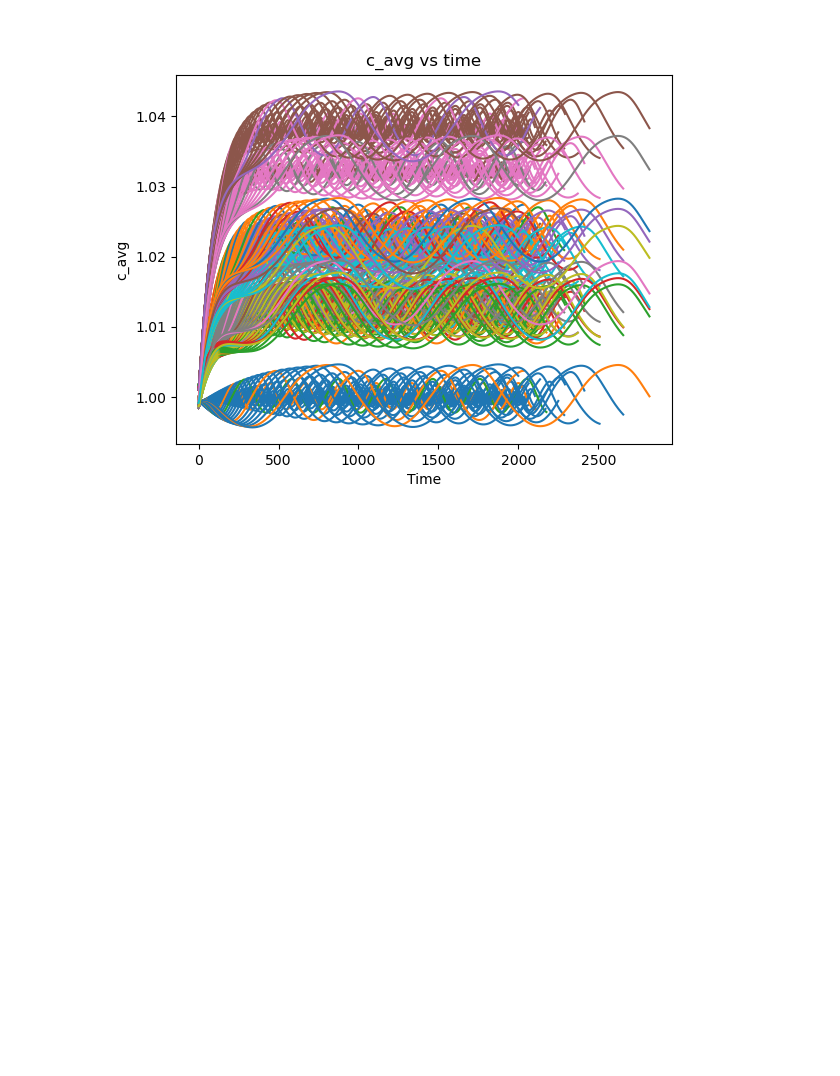
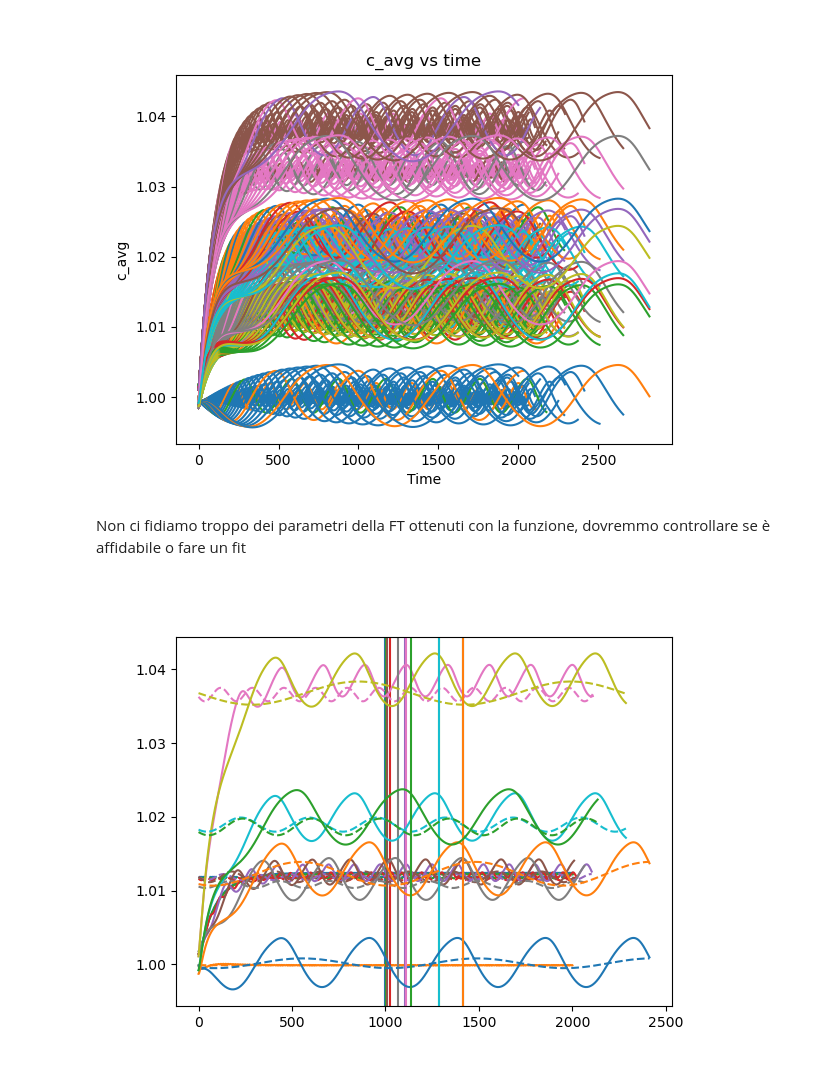
Before and after one commit to giusSacco/ADR, a Jupyter notebook: Response_vs_seed.ipynb, the cells around one changed output. Cells and saved outputs as stored; diff of their text form; code cells hidden in the pictures; blank space fills up the shorter version.

Commit message:
Sinusoidal fit

```diff
--- a/Response_vs_seed.ipynb
+++ b/Response_vs_seed.ipynb
@@ -41,15 +41,17 @@ do_simulations = False
 if do_simulations:  # Avoid running simulations if not needed
     ADR_parameter_span(ADR_params_dict)
 # %%
-def get_oscillation_amplitude(c):
-
+def get_oscillation_amplitude(c, N_t_stationary = 0):
+    # Consider data only after N_t_stationary, get it from sqlite
+    c = c[N_t_stationary:]
     _fft = np.fft.fft(c)
 
     amplitude = np.abs(np.max(_fft[1:]))
     mean = np.mean(c)
     phase  = np.angle(_fft[np.argmax(np.abs(_fft[1:]))])
+    frequency = 2*np.pi*np.argmax(np.abs(_fft[1:])) / len(c)
 
-    return mean, amplitude, phase
+    return mean, amplitude, phase, frequency
 # %%
 dataset = []
 N_t_stationary = []; c_avg = []; data_periods = []
@@ -63,7 +65,7 @@ for period in periods:
             N_t_stationary.append(r[0])
             c_avg.append(str(r[1]))
             data_periods.append(period)
-            m, a, p = get_oscillation_amplitude(r[1][r[0]:])
+            m, a, p, _ = get_oscillation_amplitude(r[1][r[0]:])
             mean.append(m)
             amplitude.append(a)
             phase.append(p)
@@ -113,3 +115,38 @@ plt.title('c_avg vs time')
 # %% [output]
 Text(0.5, 1.0, 'c_avg vs time')
 [figure]
+# %% [markdown]
+Non ci fidiamo troppo dei parametri della FT ottenuti con la funzione, dovremmo controllare se è affidabile o fare un fit
+# %%
+# Function that fits a sinusoidal function to the data and returns the parameters
+from scipy.optimize import curve_fit
+def sin_func(x, A, omega, phi, B):
+    return A * np.sin(omega * x + phi) + B
+
+def fit_sin(x, y, N_t_stationary):
+    # Takes initial parameters from get_oscilation_amplitude
+    mean, amplitude, phase, freq = get_oscillation_amplitude(y[N_t_stationary:])
+    p0 = [amplitude, freq, phase, mean]
+    # Boundaries for the parameters
+    bounds = ([0, 0, -np.pi, -np.inf], [np.inf, np.inf, np.pi, np.inf])
+    popt, _ = curve_fit(sin_func, x, y, p0=p0, bounds=bounds)
+    A, omega, phi, B = popt
+    return A, omega, phi, B
+# %%
+# Let's plot some c_avg and their fits
+plt.figure()
+for params in dataset:
+    # If the number sorted is 20 we plot it, otherwise we skip it
+    if np.random.randint(0, 40) == 20:
+        # Consider only last two periods
+        x = np.arange(len(params['c_avg']))
+        y = params['c_avg']
+        A, omega, phi, B = fit_sin(x, y, params['N_t_stationary'])
+
+        plt.plot(params['c_avg'])
+        # Plot with same color but dotted
+        plt.plot(sin_func(np.arange(len(params['c_avg'])), A, omega, phi, B), '--', color=plt.gca().lines[-1].get_color())
+        # Plot vertical line corresponding to N_t_stationary with same color
+        plt.axvline(params['N_t_stationary'], color=plt.gca().lines[-1].get_color())
+# %% [output]
+[figure, added]
```
Also changed, not shown: parts of 2 cells of this notebook.
